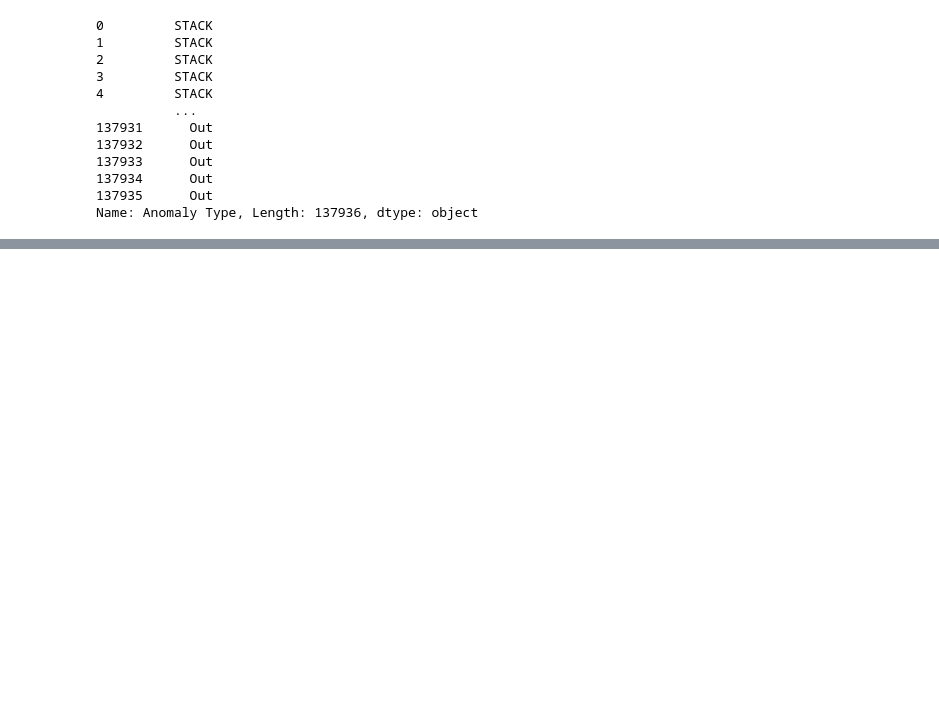
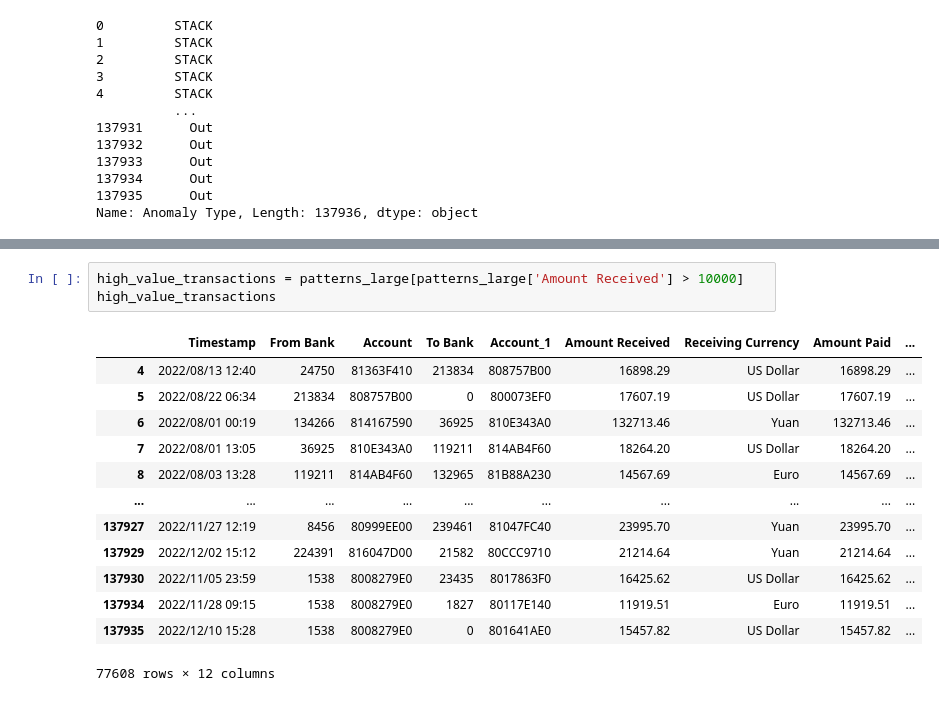
Before and after one commit to ElizabethSeth/med, a Jupyter notebook: notebooks/data_upload.ipynb, the cells around one changed output, grey strips where cells are left out. Drawn from its saved outputs; the diff is of its cells as text; blank space fills up the shorter version.

```diff
--- a/notebooks/data_upload.ipynb
+++ b/notebooks/data_upload.ipynb
@@ -309,0 +372,17 @@ Name: count, dtype: int64
+# %%
+high_value_transactions = patterns_large[patterns_large['Amount Received'] > 10000]
+high_value_transactions
+# %% [output]
+|  | Timestamp | From Bank | Account | To Bank | Account_1 | Amount Received | Receiving Currency | Amount Paid | ... |
+| 4 | 2022/08/13 12:40 | 24750 | 81363F410 | 213834 | 808757B00 | 16898.29 | US Dollar | 16898.29 | ... |
+| 5 | 2022/08/22 06:34 | 213834 | 808757B00 | 0 | 800073EF0 | 17607.19 | US Dollar | 17607.19 | ... |
+| 6 | 2022/08/01 00:19 | 134266 | 814167590 | 36925 | 810E343A0 | 132713.46 | Yuan | 132713.46 | ... |
+| 7 | 2022/08/01 13:05 | 36925 | 810E343A0 | 119211 | 814AB4F60 | 18264.20 | US Dollar | 18264.20 | ... |
+| 8 | 2022/08/03 13:28 | 119211 | 814AB4F60 | 132965 | 81B88A230 | 14567.69 | Euro | 14567.69 | ... |
+| ... | ... | ... | ... | ... | ... | ... | ... | ... | ... |
+| 137927 | 2022/11/27 12:19 | 8456 | 80999EE00 | 239461 | 81047FC40 | 23995.70 | Yuan | 23995.70 | ... |
+| 137929 | 2022/12/02 15:12 | 224391 | 816047D00 | 21582 | 80CCC9710 | 21214.64 | Yuan | 21214.64 | ... |
+| 137930 | 2022/11/05 23:59 | 1538 | 8008279E0 | 23435 | 8017863F0 | 16425.62 | US Dollar | 16425.62 | ... |
+| 137934 | 2022/11/28 09:15 | 1538 | 8008279E0 | 1827 | 80117E140 | 11919.51 | Euro | 11919.51 | ... |
+| 137935 | 2022/12/10 15:28 | 1538 | 8008279E0 | 0 | 801641AE0 | 15457.82 | US Dollar | 15457.82 | ... |
+77608 rows × 12 columns
```
Also changed, not shown: parts of 6 cells of this notebook.
